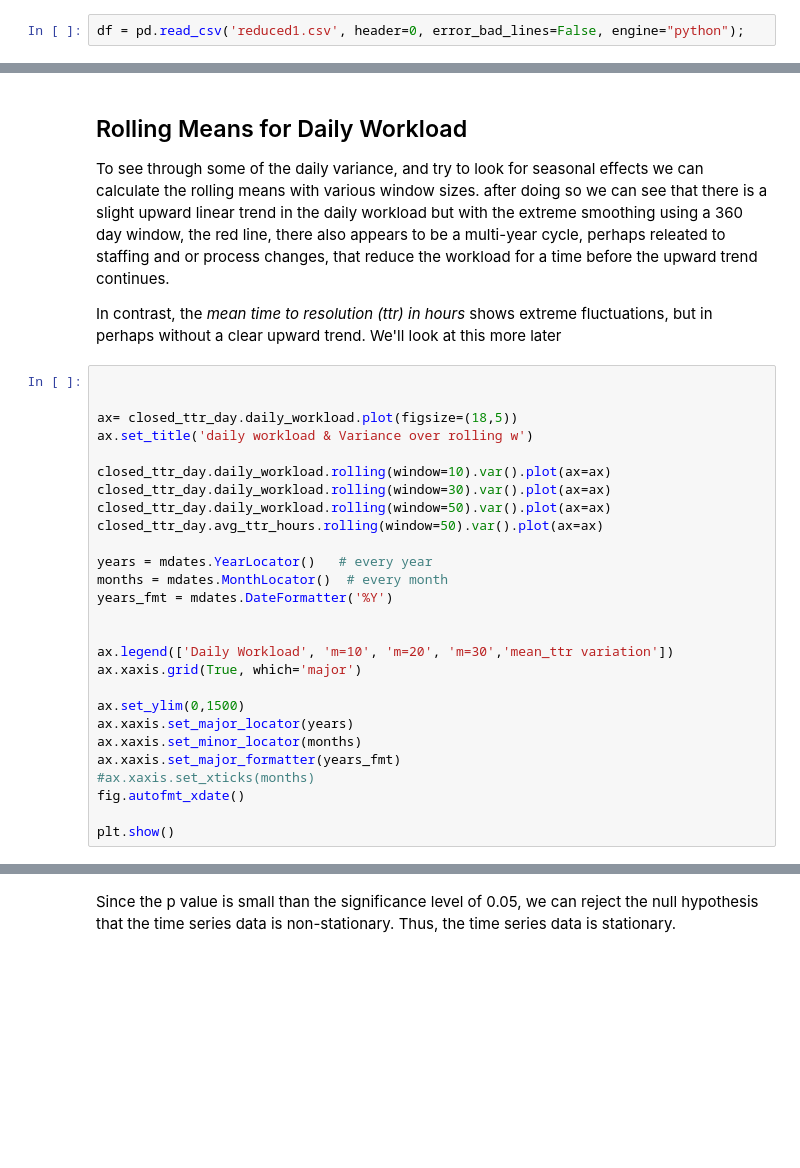
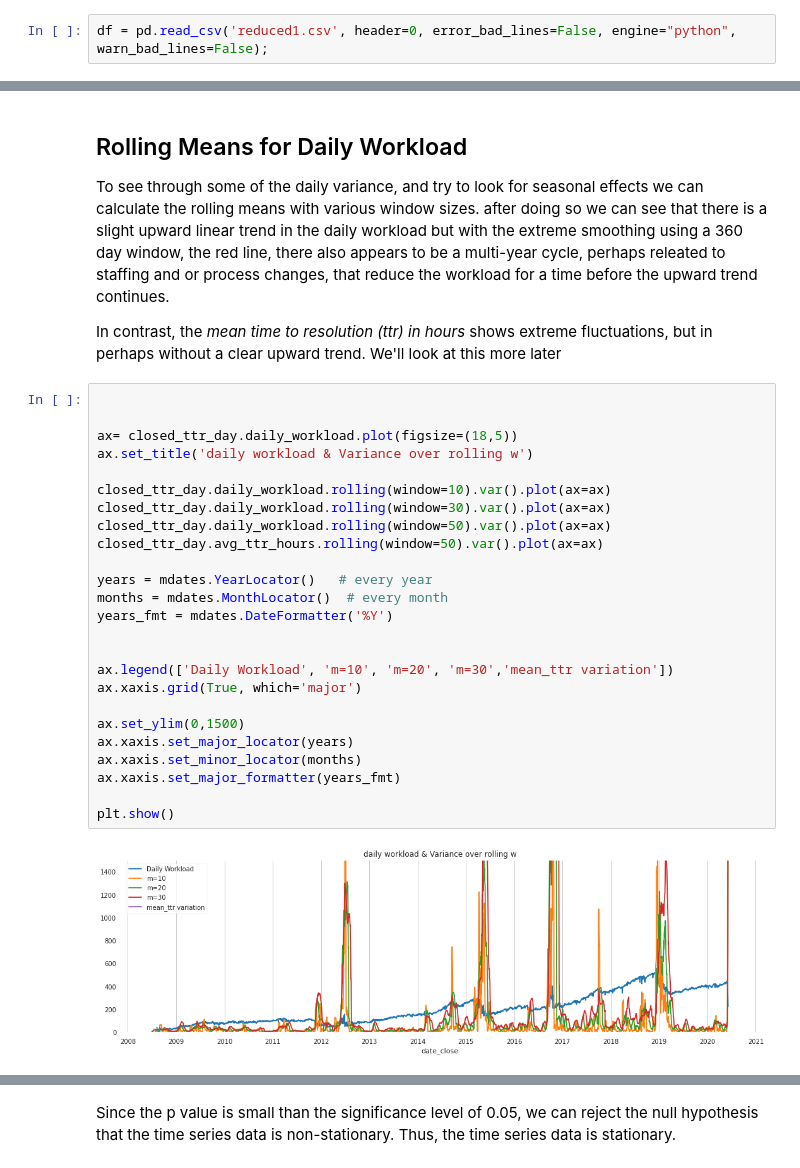
Before and after one commit to dmhliu/DS-Unit-2-Build-dmhliu, a Jupyter notebook: build2.ipynb, the cells around one changed output, grey strips where cells are left out. Drawn from its saved outputs; the diff is of its cells as text; blank space fills up the shorter version.

```diff
--- a/build2.ipynb
+++ b/build2.ipynb
@@ -21,4 +34,4 @@ pd.set_option('display.max_rows', 100)
 import pandas_profiling
 #pandas_profiling.ProfileReport(df)
 # %%
-df = pd.read_csv('reduced1.csv', header=0, error_bad_lines=False, engine="python");
+df = pd.read_csv('reduced1.csv', header=0, error_bad_lines=False, engine="python", warn_bad_lines=False);
@@ -654,30 +710,30 @@ In contrast, the *mean time to resolution (ttr) in hours* shows extreme fluctuat
 # %%
 
 
 ax= closed_ttr_day.daily_workload.plot(figsize=(18,5))
 ax.set_title('daily workload & Variance over rolling w')
 
 closed_ttr_day.daily_workload.rolling(window=10).var().plot(ax=ax)
 closed_ttr_day.daily_workload.rolling(window=30).var().plot(ax=ax)
 closed_ttr_day.daily_workload.rolling(window=50).var().plot(ax=ax)
 closed_ttr_day.avg_ttr_hours.rolling(window=50).var().plot(ax=ax)
 
 years = mdates.YearLocator()   # every year
 months = mdates.MonthLocator()  # every month
 years_fmt = mdates.DateFormatter('%Y')
 
 
 ax.legend(['Daily Workload', 'm=10', 'm=20', 'm=30','mean_ttr variation'])
 ax.xaxis.grid(True, which='major')
 
 ax.set_ylim(0,1500)
 ax.xaxis.set_major_locator(years)
 ax.xaxis.set_minor_locator(months)
 ax.xaxis.set_major_formatter(years_fmt)
-#ax.xaxis.set_xticks(months)
-fig.autofmt_xdate()
 
 plt.show()
+# %% [output]
+[figure, added]
 # %%
 from sklearn.linear_model import LinearRegression
 from statsmodels.graphics.tsaplots import plot_acf
```
Also changed, not shown: parts of 20 cells of this notebook.
